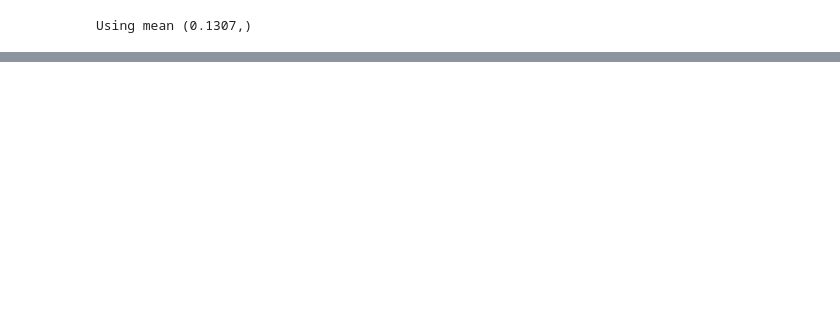
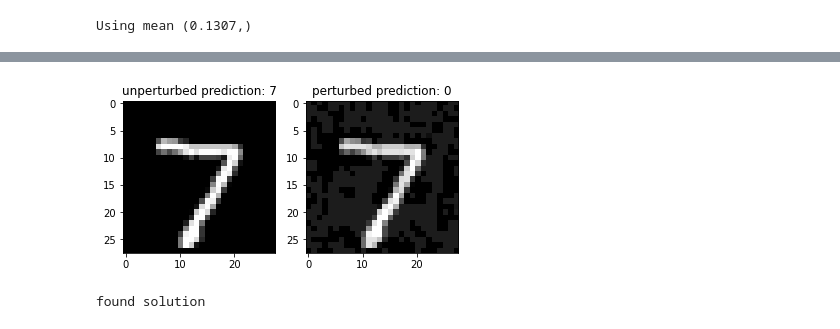
Before and after one commit to stephen016/SparseNetwork-Verification, a Jupyter notebook: notebook/Exp.ipynb, the cells around one changed output, grey strips where cells are left out. Cells and saved outputs as stored; diff of their text form; code cells hidden in the pictures; blank space fills up the shorter version.

```diff
--- a/notebook/Exp.ipynb
+++ b/notebook/Exp.ipynb
@@ -307,0 +304,6 @@ print(zero/(zero+non_zero))
+# %%
+W,b = get_params_list(model)
+num_layers = len(W)
+eps=0.2
+# %%
+L,U = get_lower_and_upper_bounds(img_test,eps,W,b)
@@ -307,0 +319,10 @@ print(zero/(zero+non_zero))
+# %%
+import cvxpy as cp
+X_hat = []
+Y = []
+A = []
+for i in range(num_layers):
+    X_hat.append(cp.Variable(shape=shapes[i]))
+    Y.append(cp.Variable(shape=shapes[i+1]))
+    if i != (num_layers-1):
+        A.append(cp.Variable(shape=shapes[i+1],boolean=True))
@@ -307,0 +357,10 @@ print(zero/(zero+non_zero))
+# %%
+plt.subplot(121)
+plt.imshow(img_test.reshape(28,28), cmap='gray')
+plt.title(f"unperturbed prediction: {c}")
+plt.subplot(122)
+plt.imshow(X_hat[0].value.reshape(28, 28), cmap='gray')
+plt.title(f"perturbed prediction: {Y[-1].value.argmax()}")
+plt.show()
+# %% [output]
+[figure, added]
@@ -307,0 +372,4 @@ print(zero/(zero+non_zero))
+# %%
+img,label=verify_single_image(model,img_test,0.2)
+# %% [output]
+found solution
```
Also changed, not shown: parts of 21 cells of this notebook.
